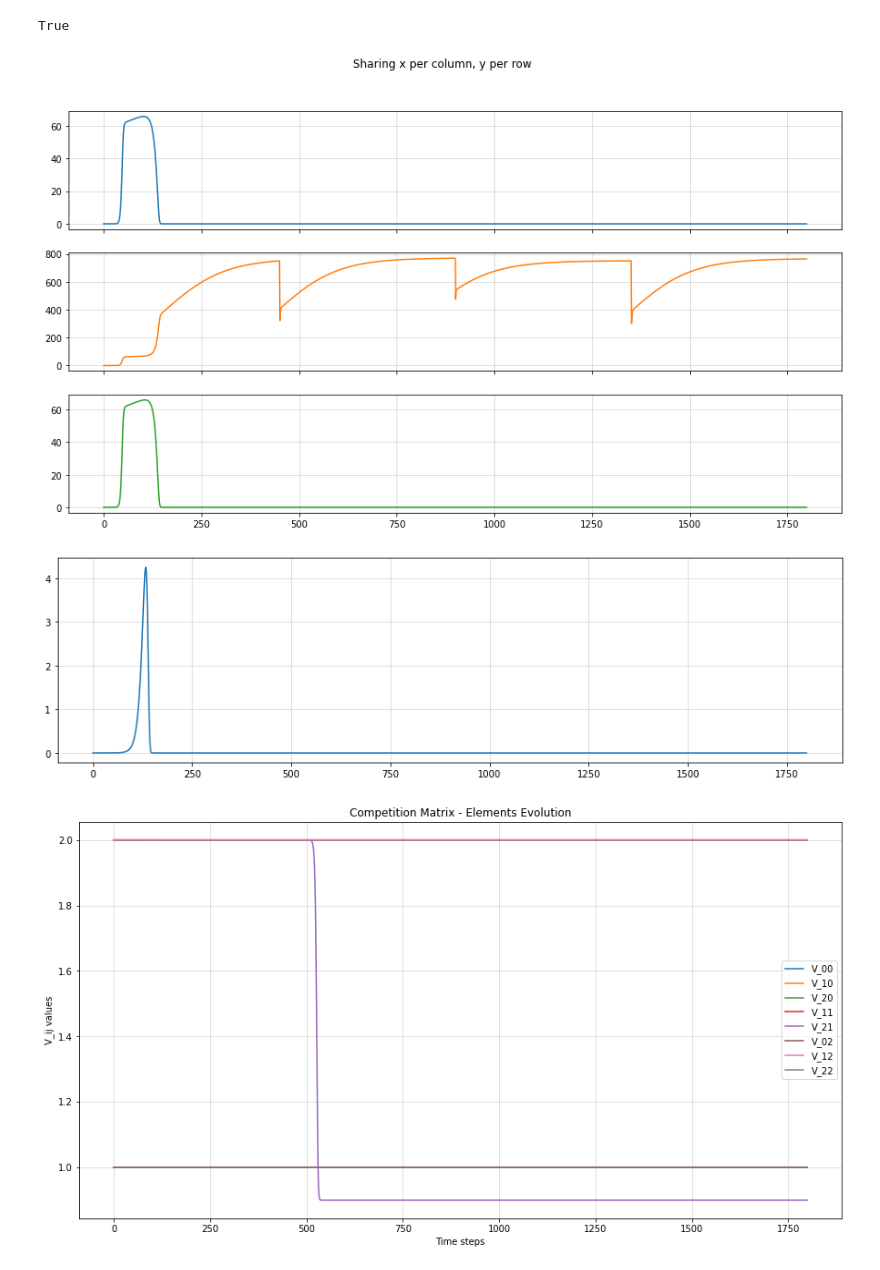
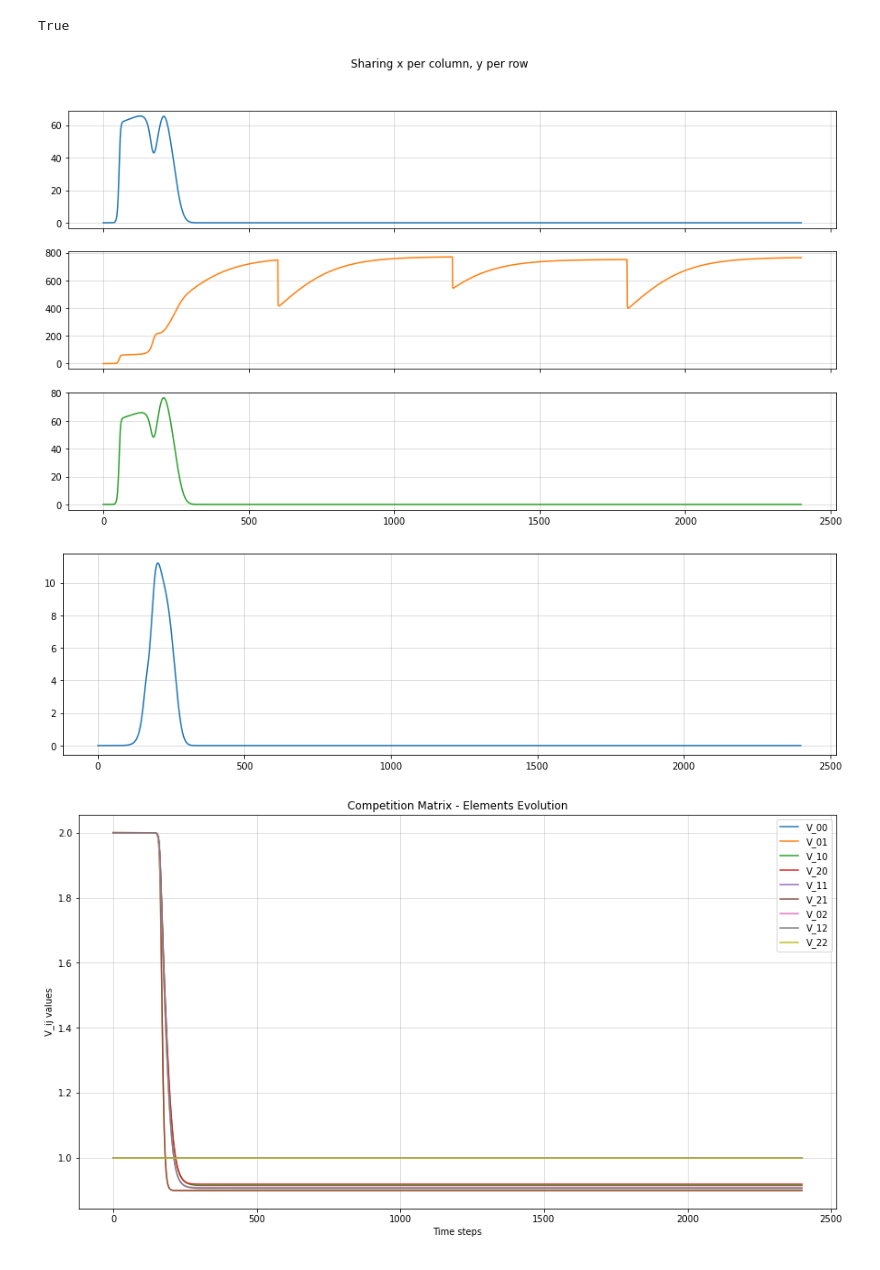
Before and after one commit to sazio/Transients, a Jupyter notebook: Python/WLC_SSM.ipynb, the cells around one changed output. Cells and saved outputs as stored; diff of their text form; code cells hidden in the pictures.

Commit message:
Adding Projection Matrix Plot

```diff
--- a/Python/WLC_SSM.ipynb
+++ b/Python/WLC_SSM.ipynb
@@ -20,11 +20,11 @@ sigma = 0.0001
 V_0 = 2.
 # %%
 t_end = 3
-t = np.linspace(0, t_end, num = 1800) # time steps
+t = np.linspace(0, t_end, num = 2400) # time steps
 # adding some noise to principal neurons initialization
 #np.random.seed(137) # setting random seed
 #a = np.asarray([np.ones(N_p) + np.random.normal(0,0.001, N_p) for i in range(0,len(t))]) # principal neurons
-a = np.asarray([np.zeros(N_p) for i in range(0,len(t))]) # principal neurons
+a = np.asarray([np.ones(N_p)*0.000001 for i in range(0,len(t))]) # principal neurons
 # %%
 # Generating binary patterns
 # np.random.seed(137)
@@ -166,7 +165,7 @@ P = np.asarray([np.ones((N_s,N_p)) + eta  for i in range(0,len(t))]) # projectio
 V = np.asarray([ V_0*np.ones((N_p, N_p)) - (V_0 - 1)*np.eye(N_p) for i in range(0, len(t))]) # competition matrix
 xi_t = np.random.uniform(0, sigma, size=len(t)) # adding noise uniformly sampled [0,sigma]
 # %%
-def ODE_Int(a,x,t,P,V,xi_t,alpha = 1, tau = 480):
+def ODE_Int(a, x, t, P, V, xi_t, alpha = 1, tau = 480, V_1 = 0.9, eps = 0.01, beta = 2.5):
   """
   Euler Method for ODE Integration
   """
@@ -189,13 +188,13 @@ def ODE_Int(a,x,t,P,V,xi_t,alpha = 1, tau = 480):
             V[n+1,k,i] = 1
         else:
           if i!=k:
-            V[n+1,k,i] = V[n,k,i] # + eps*a[n, i]*a[n, k]*(V_1 - V[n, i, k])*(t[n+1] - t[n])
+            V[n+1,k,i] = V[n,k,i] + eps*a[n, i]*a[0, k]*(V_1 - V[n, k, i])*(t[n+1] - t[n])
           else:
             V[n+1,k,i] = 1
 
   return (a, P, V)
 # %%
-a_learn, P_learn, V_learn = ODE_Int(a, x, t, P, V, xi_t, alpha = 1, tau = 480)
+a_learn, P_learn, V_learn = ODE_Int(a, x, t, P, V, xi_t, alpha = 1, tau = 109)
 # %%
 # Plotting learning phase
 fig, ((ax1, ax2, ax3)) = plt.subplots(3, figsize = (15,8))
@@ -210,27 +209,28 @@ ax3.grid(alpha = 0.5)
 for ax in fig.get_axes():
     ax.label_outer()
 # %% [output]
-[figure, old version]
+[figure, new version]
 # %%
 plt.figure(figsize=(15,4))
 plt.plot(a_learn[:,2] - a_learn[:,0])
 plt.grid(alpha = 0.5)
 # %% [output]
-[figure, old version]
+[figure, new version]
 # %%
 plt.figure(figsize=(15,8))
 plt.title("Competition Matrix - Elements Evolution")
 plt.xlabel("Time steps")
 plt.ylabel("V_ij values")
 plt.plot(V_learn[:,0,0])
+plt.plot(V_learn[:,0,1])
 plt.plot(V_learn[:,1,0])
 plt.plot(V_learn[:,2,0])
 plt.plot(V_learn[:,1,1])
 plt.plot(V_learn[:,2,1])
 plt.plot(V_learn[:,0,2])
 plt.plot(V_learn[:,1,2])
 plt.plot(V_learn[:,2,2])
-plt.legend(["V_00","V_10", "V_20","V_11", "V_21","V_02", "V_12","V_22"])
+plt.legend(["V_00","V_01", "V_10", "V_20","V_11", "V_21","V_02", "V_12","V_22"])
 plt.grid(alpha = 0.5)
 # %% [output]
-[figure, old version]
+[figure, new version]
```
Also changed, not shown: parts of 4 cells of this notebook.
